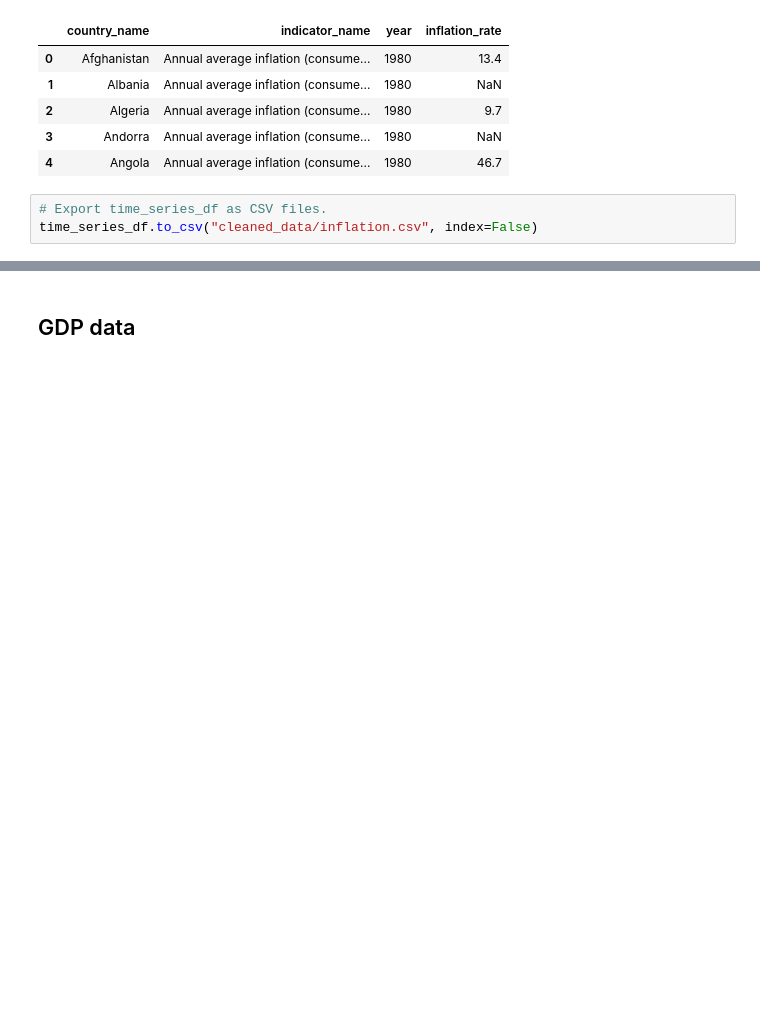
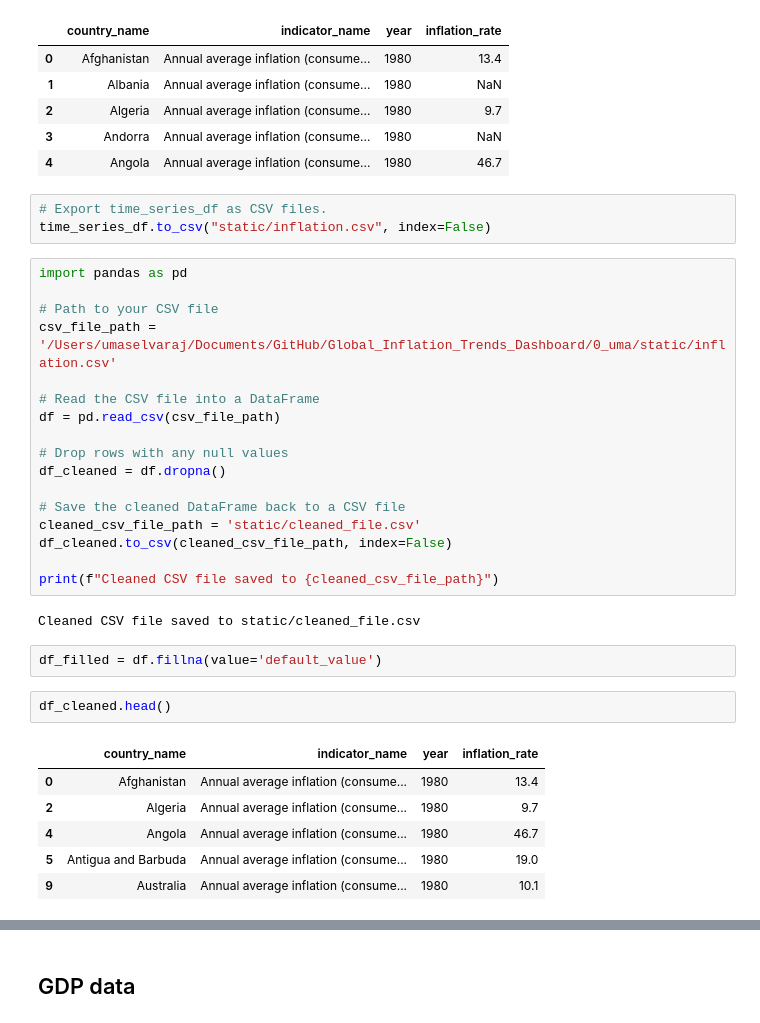
Before and after one commit to umasel/Global_Inflation_Trends_Dashboard, a Jupyter notebook: 0_uma/Uma.ipynb, the cells around one changed output, grey strips where cells are left out. Drawn from its saved outputs; the diff is of its cells as text; blank space fills up the shorter version.

```diff
--- a/0_uma/Uma.ipynb
+++ b/0_uma/Uma.ipynb
@@ -76,4 +82,34 @@ time_series_df.head()
 | 4 | Angola | Annual average inflation (consume... | 1980 | 46.7 |
 # %%
 # Export time_series_df as CSV files.
-time_series_df.to_csv("cleaned_data/inflation.csv", index=False)
+time_series_df.to_csv("static/inflation.csv", index=False)
+# %%
+import pandas as pd
+
+# Path to your CSV file
+csv_file_path = '/Users/umaselvaraj/Documents/GitHub/Global_Inflation_Trends_Dashboard/0_uma/static/inflation.csv'
+
+# Read the CSV file into a DataFrame
+df = pd.read_csv(csv_file_path)
+
+# Drop rows with any null values
+df_cleaned = df.dropna()
+
+# Save the cleaned DataFrame back to a CSV file
+cleaned_csv_file_path = 'static/cleaned_file.csv'
+df_cleaned.to_csv(cleaned_csv_file_path, index=False)
+
+print(f"Cleaned CSV file saved to {cleaned_csv_file_path}")
+# %% [output]
+Cleaned CSV file saved to static/cleaned_file.csv
+# %%
+df_filled = df.fillna(value='default_value')
+# %%
+df_cleaned.head()
+# %% [output]
+|  | country_name | indicator_name | year | inflation_rate |
+| 0 | Afghanistan | Annual average inflation (consume... | 1980 | 13.4 |
+| 2 | Algeria | Annual average inflation (consume... | 1980 | 9.7 |
+| 4 | Angola | Annual average inflation (consume... | 1980 | 46.7 |
+| 5 | Antigua and Barbuda | Annual average inflation (consume... | 1980 | 19.0 |
+| 9 | Australia | Annual average inflation (consume... | 1980 | 10.1 |
```
Also changed, not shown: parts of 5 cells of this notebook, 4 other files.
